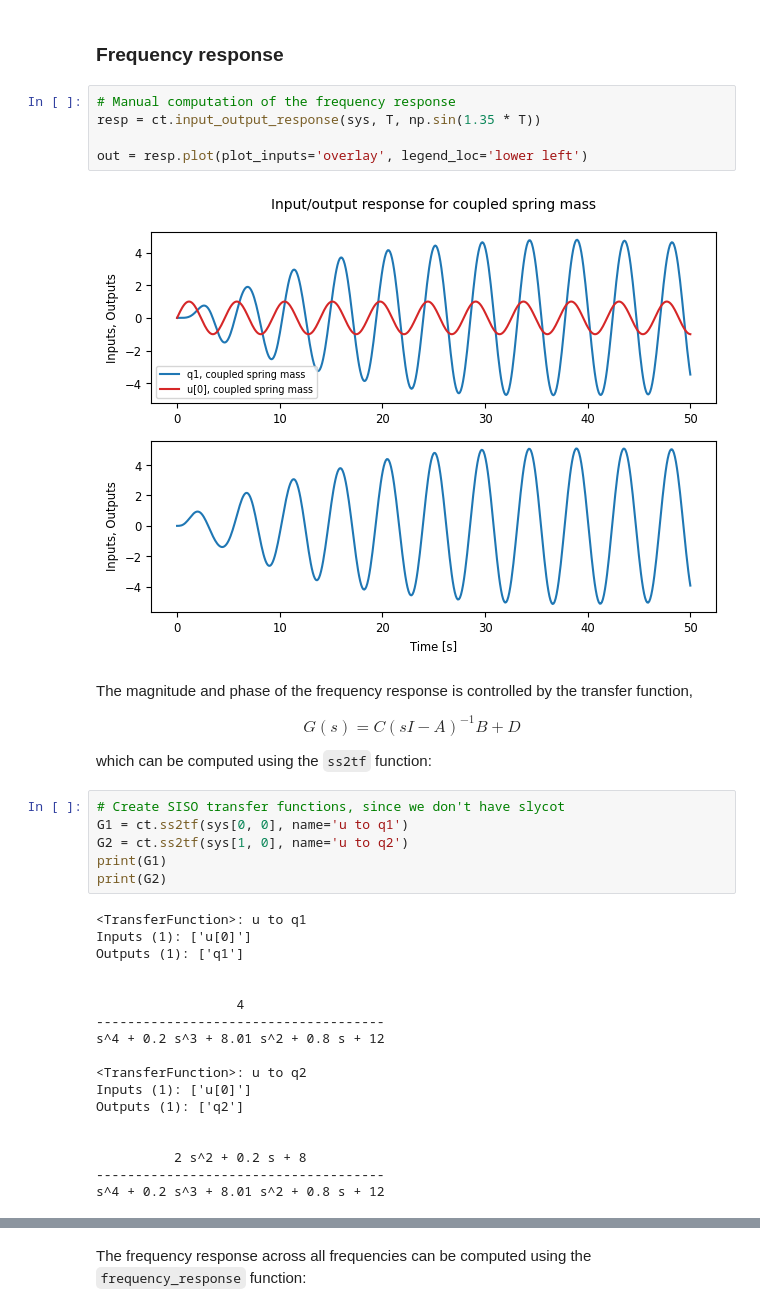
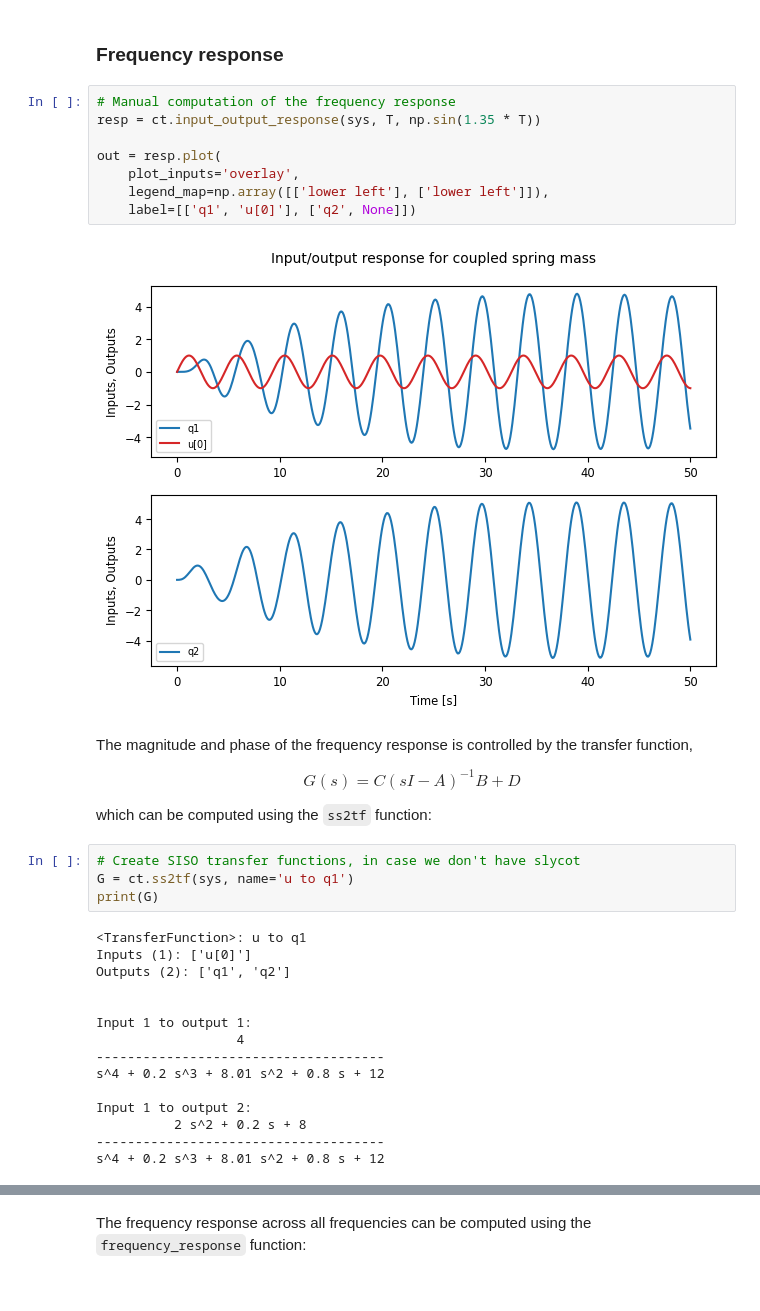
Before and after one commit to python-control/python-control, a Jupyter notebook: examples/cds110_lti-systems.ipynb, the cells around one changed output, grey strips where cells are left out. Drawn from its saved outputs; the diff is of its cells as text.

Commit message:
add show_legend processing

```diff
--- a/examples/cds110_lti-systems.ipynb
+++ b/examples/cds110_lti-systems.ipynb
@@ -271,10 +266,13 @@ axs[2, 0].plot(resp1.time, resp1.inputs[0] + resp2.inputs[0], 'k--');
 # %%
 # Manual computation of the frequency response
 resp = ct.input_output_response(sys, T, np.sin(1.35 * T))
 
-out = resp.plot(plot_inputs='overlay', legend_loc='lower left')
+out = resp.plot(
+    plot_inputs='overlay',
+    legend_map=np.array([['lower left'], ['lower left']]),
+    label=[['q1', 'u[0]'], ['q2', None]])
 # %% [output]
-[figure, old version]
+[figure, new version]
 # %% [markdown]
 The magnitude and phase of the frequency response is controlled by the transfer function,
 
@@ -284,26 +282,21 @@ $$
 
 which can be computed using the `ss2tf` function:
 # %%
-# Create SISO transfer functions, since we don't have slycot
-G1 = ct.ss2tf(sys[0, 0], name='u to q1')
-G2 = ct.ss2tf(sys[1, 0], name='u to q2')
-print(G1)
-print(G2)
+# Create SISO transfer functions, in case we don't have slycot
+G = ct.ss2tf(sys, name='u to q1')
+print(G)
 # %% [output]
 <TransferFunction>: u to q1
 Inputs (1): ['u[0]']
-Outputs (1): ['q1']
+Outputs (2): ['q1', 'q2']
 
 
+Input 1 to output 1:
                   4
 -------------------------------------
 s^4 + 0.2 s^3 + 8.01 s^2 + 0.8 s + 12
 
-<TransferFunction>: u to q2
-Inputs (1): ['u[0]']
-Outputs (1): ['q2']
-
-
+Input 1 to output 2:
           2 s^2 + 0.2 s + 8
 -------------------------------------
 s^4 + 0.2 s^3 + 8.01 s^2 + 0.8 s + 12
```
Also changed, not shown: parts of 5 cells of this notebook, 3 other files.
